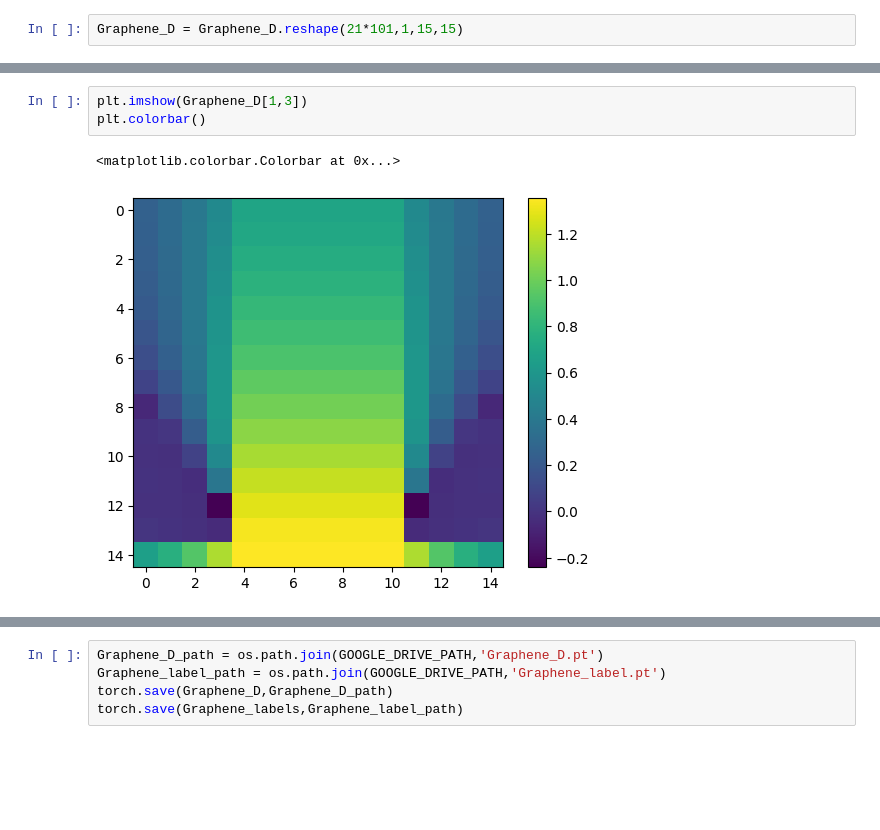
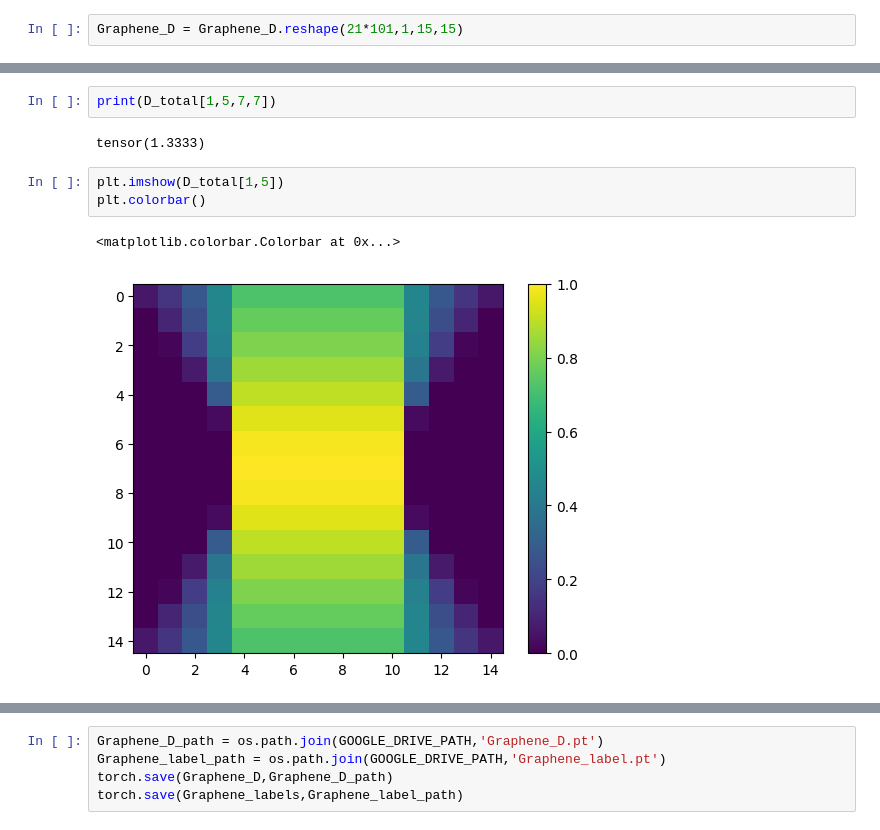
Before and after one commit to Junang-Wang/Top-invar-DL, a Jupyter notebook: Graphene_SS_Note.ipynb, the cells around one changed output, grey strips where cells are left out. Cells and saved outputs as stored; diff of their text form; blank space fills up the shorter version.

```diff
--- a/Graphene_SS_Note.ipynb
+++ b/Graphene_SS_Note.ipynb
@@ -128,6 +133,10 @@ plt.show()
+# %%
+print(D_total[1,5,7,7])
+# %% [output]
+tensor(1.3333)
 # %%
-plt.imshow(Graphene_D[1,3])
+plt.imshow(D_total[1,5])
 plt.colorbar()
 # %% [output]
 <matplotlib.colorbar.Colorbar at 0x...>
-[figure, old version]
+[figure, new version]
```
Also changed, not shown: parts of 11 cells of this notebook, 3 other files.
